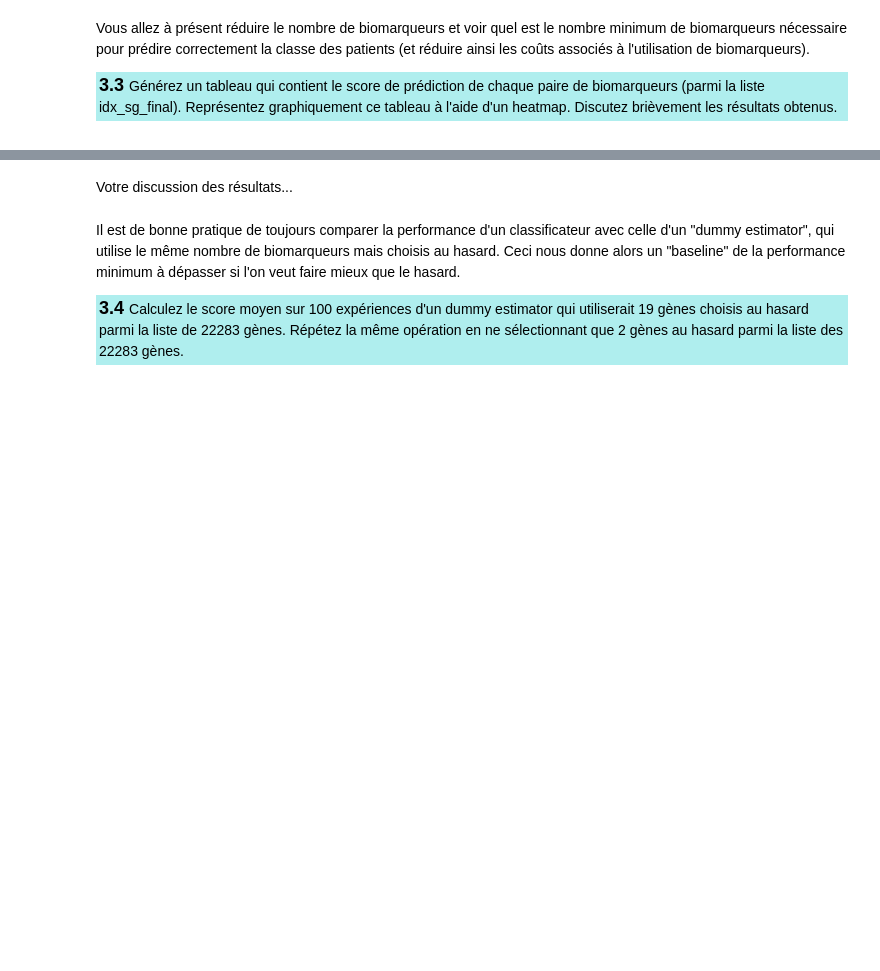
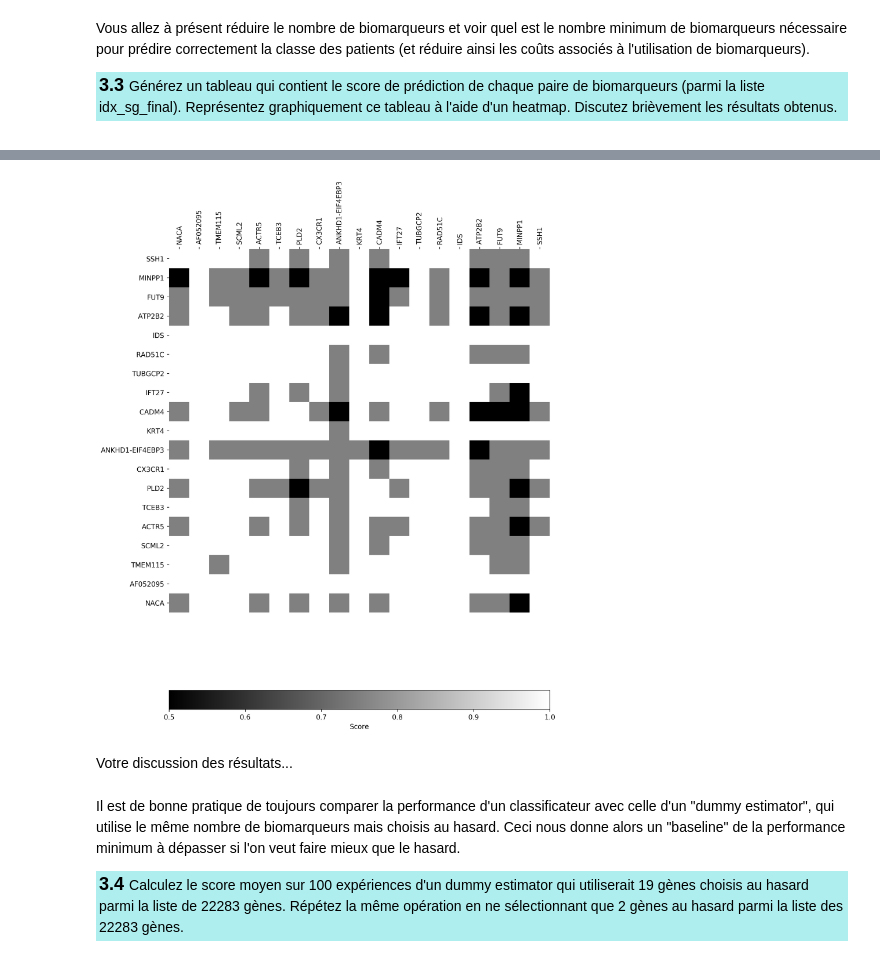
Before and after one commit to Nortalle/BBC_lab03_Guidoux_Vincent, a Jupyter notebook: Labo-3-4_BBC-2019-2.ipynb, the cells around one changed output, grey strips where cells are left out. Cells and saved outputs as stored; diff of their text form; code cells hidden in the pictures; blank space fills up the shorter version.

```diff
--- a/Labo-3-4_BBC-2019-2.ipynb
+++ b/Labo-3-4_BBC-2019-2.ipynb
@@ -984,3 +1021,60 @@ Générez un tableau qui contient le score de prédiction de chaque paire de bio
+# %%
+#preparation du tableau
+N_final_candidat = len(idx_sg_final)
+scores = np.empty((N_final_candidat,N_final_candidat),dtype=float)
+# %%
+for i in range(N_final_candidat):
+    for j in range(N_final_candidat):
+
+        train_set = []
+
+        train_set.append(data[idx_sg_final[i]+1,2:])
+        train_set.append(data[idx_sg_final[j]+1,2:])
+
+        # train set
+        X = train_set
+        # il faut transposer la matrice, car SVM s'attend a recevoir les features en colonnes et non en lignes
+        X = np.transpose(X)
+        X = np.array(X,dtype=float)
+        y = [1 if id_cond[s]=='AML' else 0 for s in data[0,2:]]
+
+
+        test_set = []
+
+        test_set.append(data_test[idx_sg_final[i]+1,2:])
+        test_set.append(data_test[idx_sg_final[j]+1,2:])
+
+        # test set
+        X_test = test_set
+        X_test = np.transpose(X_test)
+        X_test = np.array(X_test,dtype=float)
+        y_test = [1 if id_cond[s]=='AML' else 0 for s in data_test[0,2:]]
+
+        scores[i][j] = kNN_classifier(X,y,X_test,y_test)
+
+# plot
+fig, ax = plt.subplots(num=None,figsize=(10,14),dpi=250)
+heatmap = ax.pcolor(scores, cmap=plt.cm.gray)
+
+ax.set_xticks(np.arange(scores.shape[1])+0.5, minor=False)
+ax.set_yticks(np.arange(scores.shape[0])+0.5, minor=False)
+
+ax.set_frame_on(False)
+ax.xaxis.tick_top()
+ax.grid(False)
+plt.xlim([0,np.shape(scores)[1]])
+
+labels = data[idx_sg_final, 1]
+ax.set_yticklabels(labels, minor=False)
+ax.set_xticklabels(labels, minor=False)
+
+plt.xticks(rotation=90) # rotate xlabels
+matplotlib.rcParams['xtick.labelsize'] = 10
+
+cbar = fig.colorbar(heatmap, orientation='horizontal')
+cbar.set_label('Score')
+# %% [output]
+[figure, added]
 # %% [markdown]
 Votre discussion des résultats...
 # %% [markdown]
```
Also changed, not shown: parts of 27 cells of this notebook, 2 other files.
